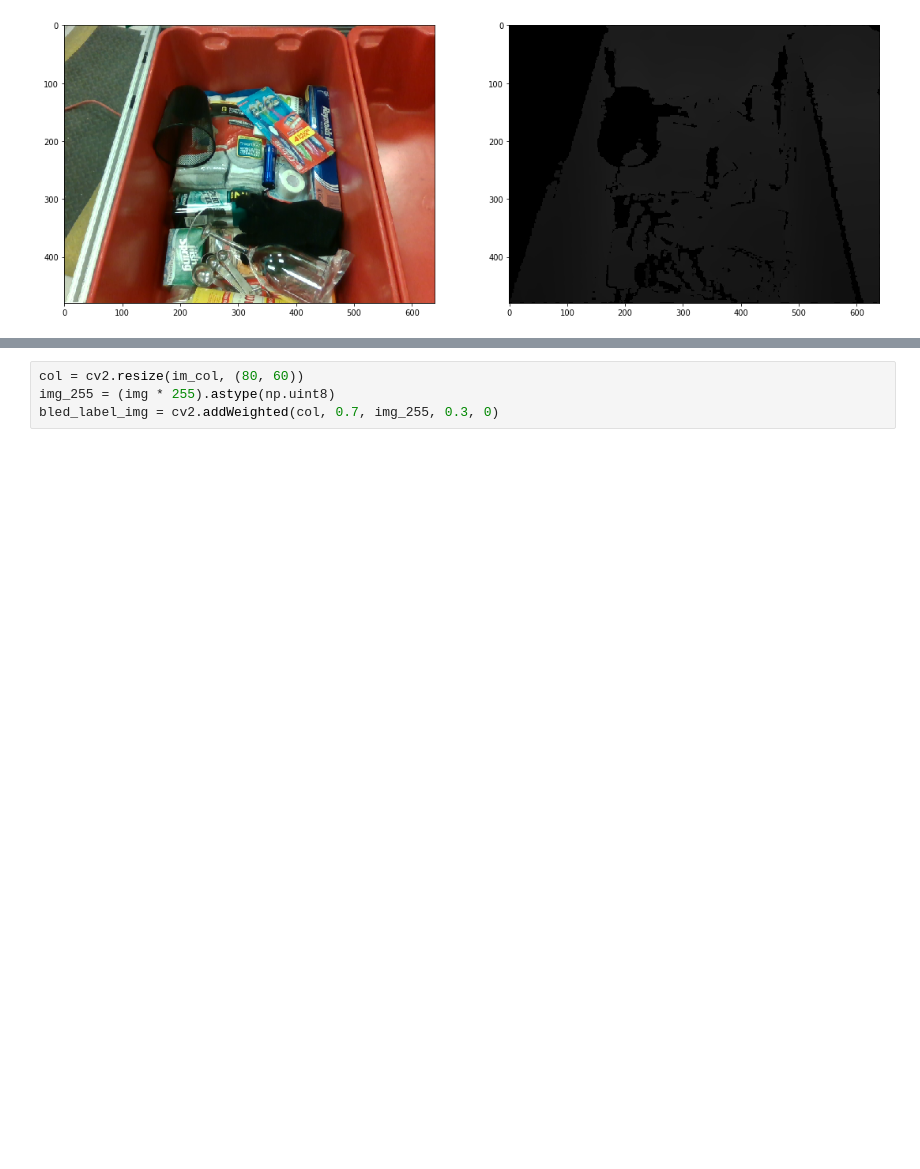
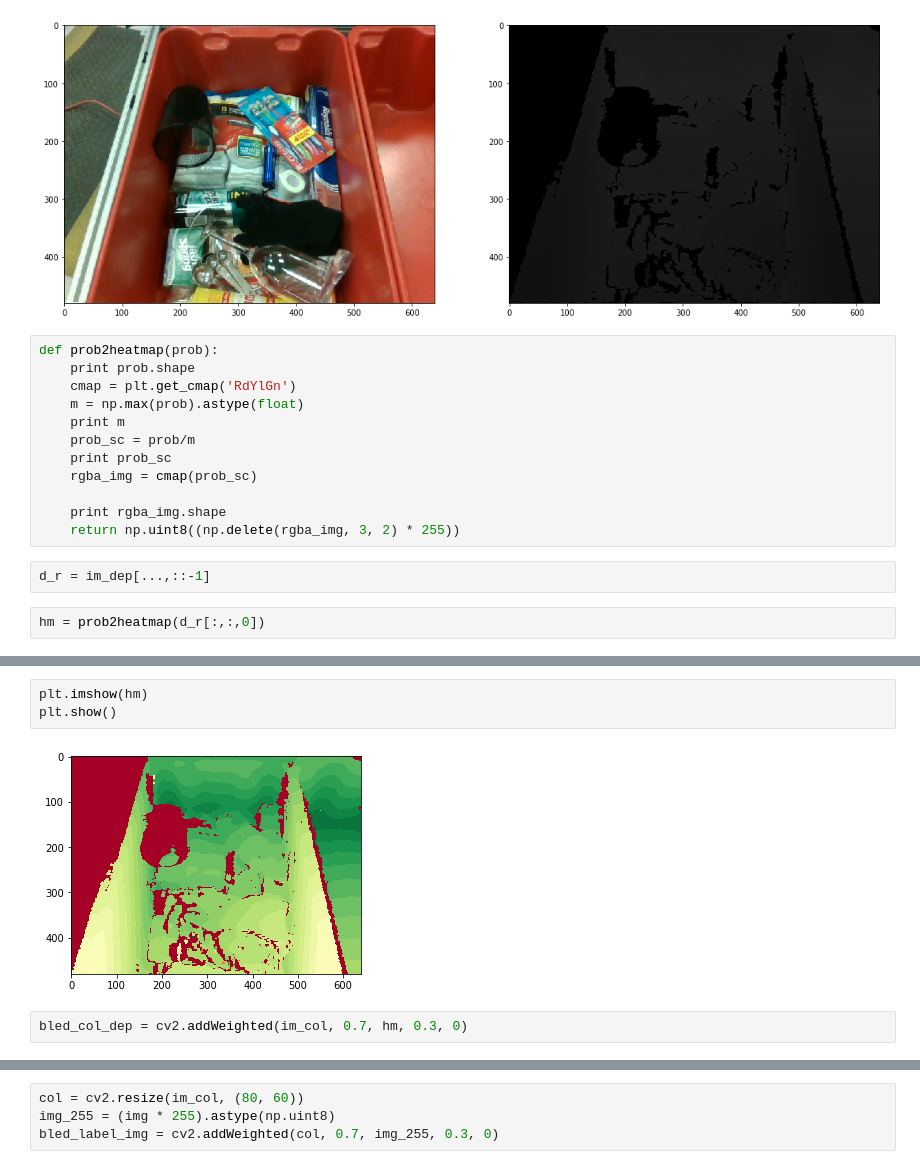
Before and after one commit to andyzeng/arc-robot-vision, a Jupyter notebook: analyse_results.ipynb, the cells around one changed output, grey strips where cells are left out. Drawn from its saved outputs; the diff is of its cells as text; blank space fills up the shorter version.

```diff
--- a/analyse_results.ipynb
+++ b/analyse_results.ipynb
@@ -43,3 +42,19 @@ ax[1].imshow(im_dep[...,::-1])
 f.set_size_inches(18.5, 10.5)
 # %% [output]
 [figure]
+# %%
+def prob2heatmap(prob):
+    print prob.shape
+    cmap = plt.get_cmap('RdYlGn')
+    m = np.max(prob).astype(float)
+    print m
+    prob_sc = prob/m
+    print prob_sc
+    rgba_img = cmap(prob_sc)
+
+    print rgba_img.shape
+    return np.uint8((np.delete(rgba_img, 3, 2) * 255))
+# %%
+d_r = im_dep[...,::-1]
+# %%
+hm = prob2heatmap(d_r[:,:,0])
@@ -45,0 +75,7 @@ f.set_size_inches(18.5, 10.5)
+# %%
+plt.imshow(hm)
+plt.show()
+# %% [output]
+[figure, added]
+# %%
+bled_col_dep = cv2.addWeighted(im_col, 0.7, hm, 0.3, 0)
```
Also changed, not shown: parts of 27 cells of this notebook, 4 other files.
